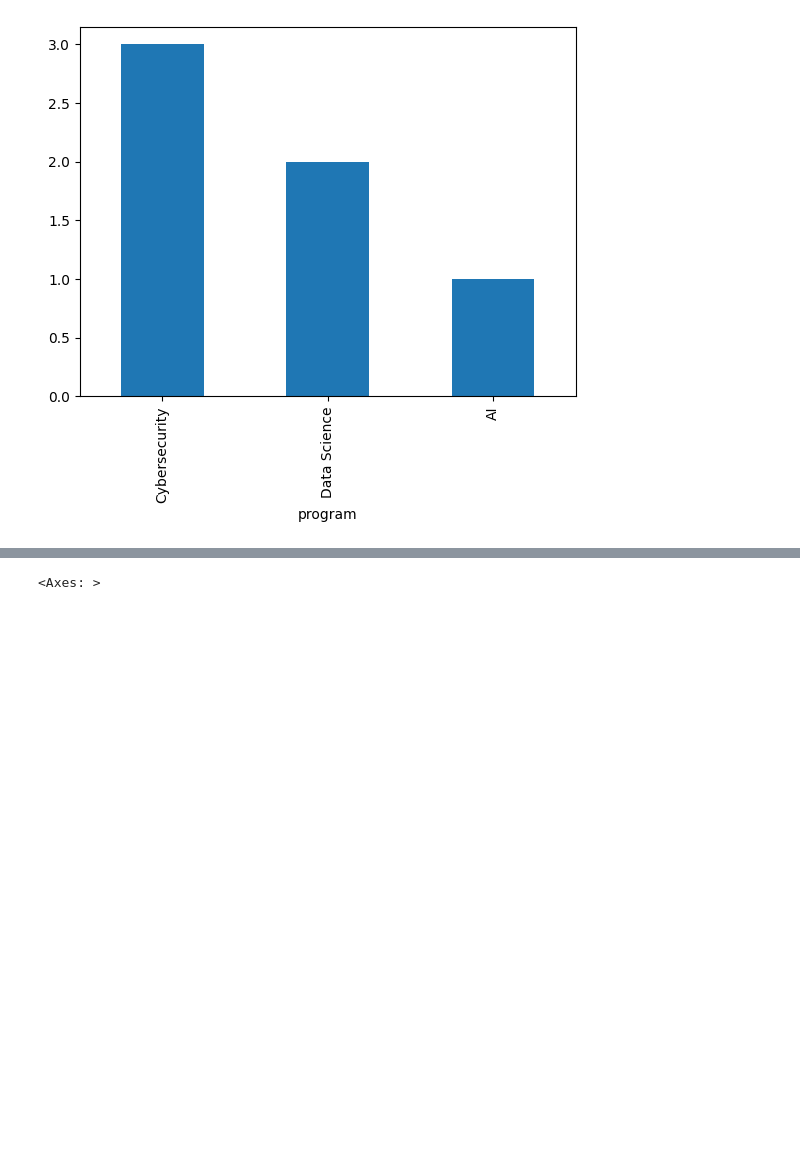
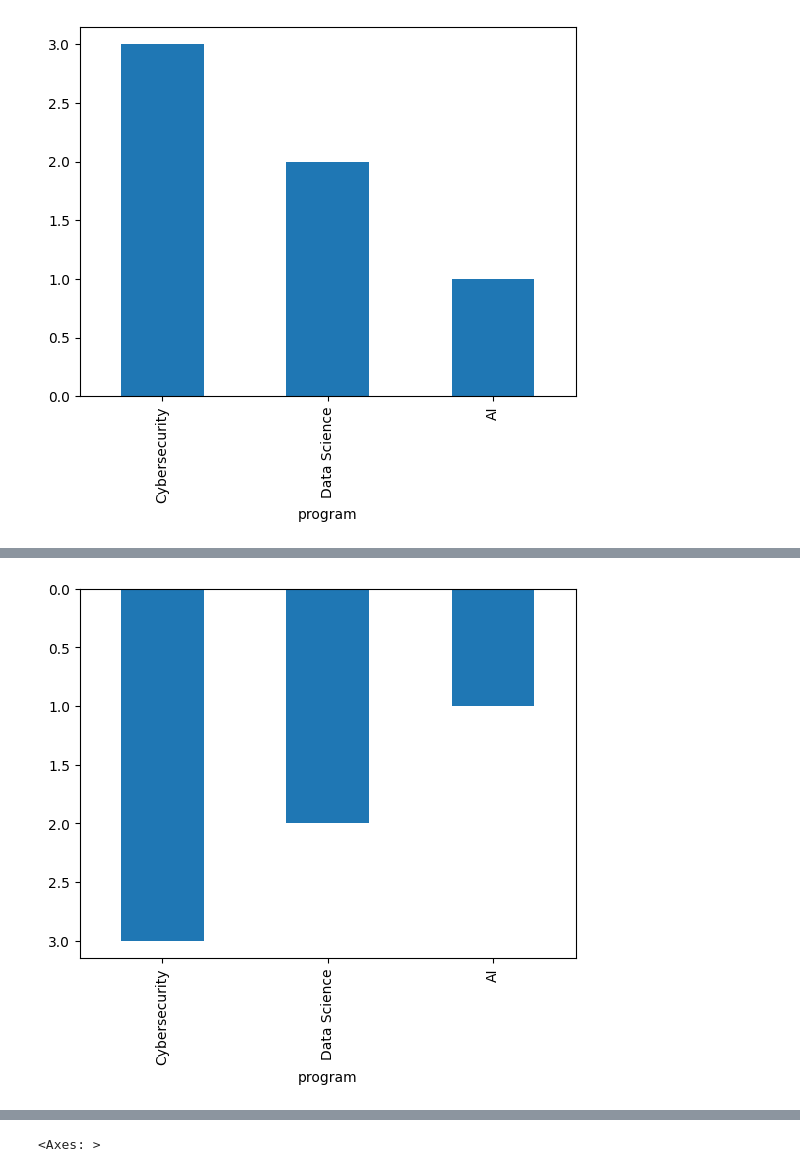
Before and after one commit to Sru-j/daily_lab_activities, a Jupyter notebook: pandas_dataframeII_S.ipynb, the cells around one changed output, grey strips where cells are left out. Saved outputs shown, nothing was run; the diff lists cells and outputs as text; code cells hidden in the pictures; blank space fills up the shorter version.

```diff
--- a/pandas_dataframeII_S.ipynb
+++ b/pandas_dataframeII_S.ipynb
@@ -497,0 +574,4 @@ df['program'].value_counts().plot(kind='bar')
+# %%
+df['program'].value_counts().plot(kind='bar').invert_yaxis()
+# %% [output]
+[figure, added]
```
Also changed, not shown: parts of 18 cells of this notebook.
